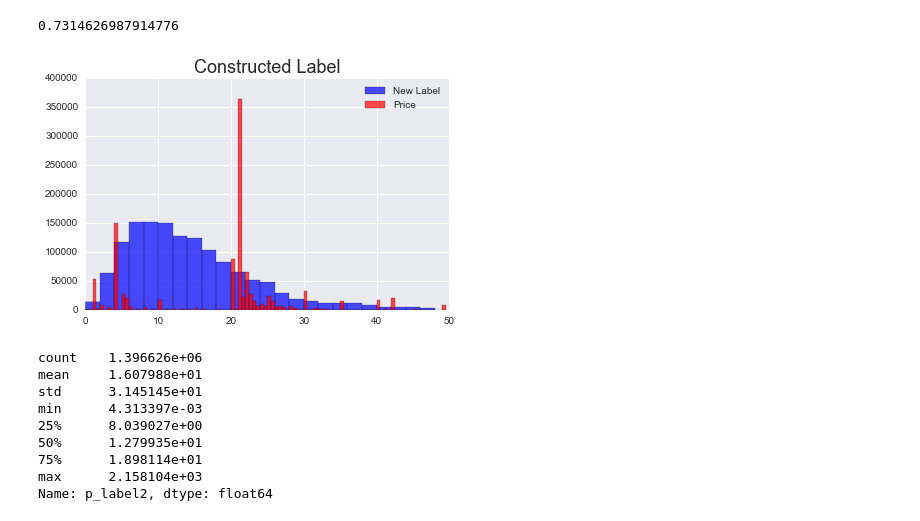
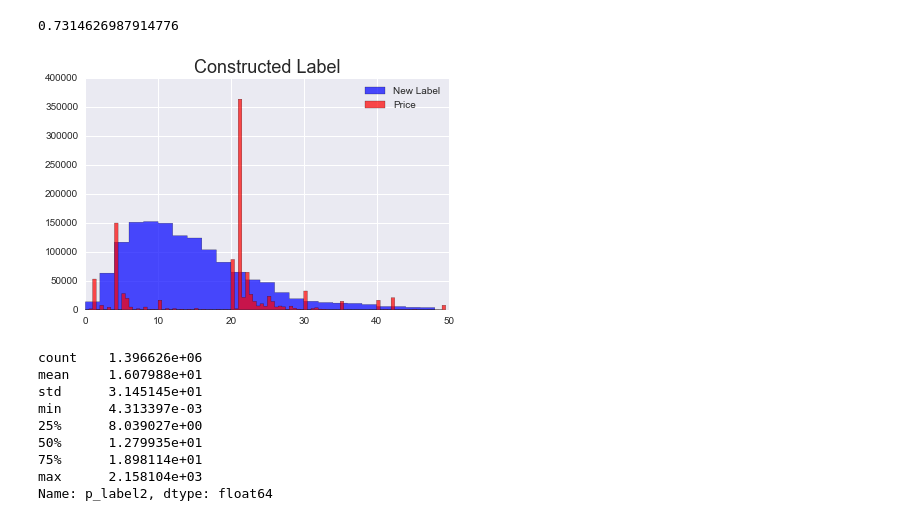
Before and after one commit to NunoEdgarGFlowHub/ethereum_blockchain, a Jupyter notebook: notebooks/feature_engineering_MZ.ipynb, the cells around one changed output. Cells and saved outputs as stored; diff of their text form; code cells hidden in the pictures.

```diff
--- a/notebooks/feature_engineering_MZ.ipynb
+++ b/notebooks/feature_engineering_MZ.ipynb
@@ -289,13 +289,15 @@ mu
 # %%
 merged2['p_label'] = mu* (merged2.gweiPaid_b / merged2.gasUsed_b)
 # %%
-merged2['p_label'].hist(bins=np.arange(0,50,2), color = 'b', alpha=0.7, label='New Label')
-merged2['price_gwei'].hist(bins=np.arange(0,50,.5), color = 'r', alpha=0.7, label='Price')
+merged2['p_label'].hist(bins=np.arange(0,50,2), color = 'b', alpha=0.7, histtype='stepfilled',
+                        label='New Label')
+merged2['price_gwei'].hist(bins=np.arange(0,50,.5), color = 'r', alpha=0.7,
+                           histtype='stepfilled', label='Price')
 plt.title('Constructed Label', fontsize=18)
 plt.legend()
 plt.tight_layout()
 # %% [output]
-[figure, old version]
+[figure, new version]
 # %%
 merged2['p_label2'] = mu*merged2.gweiPaid_b/(merged2.gasUsed_b+merged2.gasUsed_t*(1-mu))
 # %%
```
Also changed, not shown: parts of 1 cell of this notebook, 7 other files.
